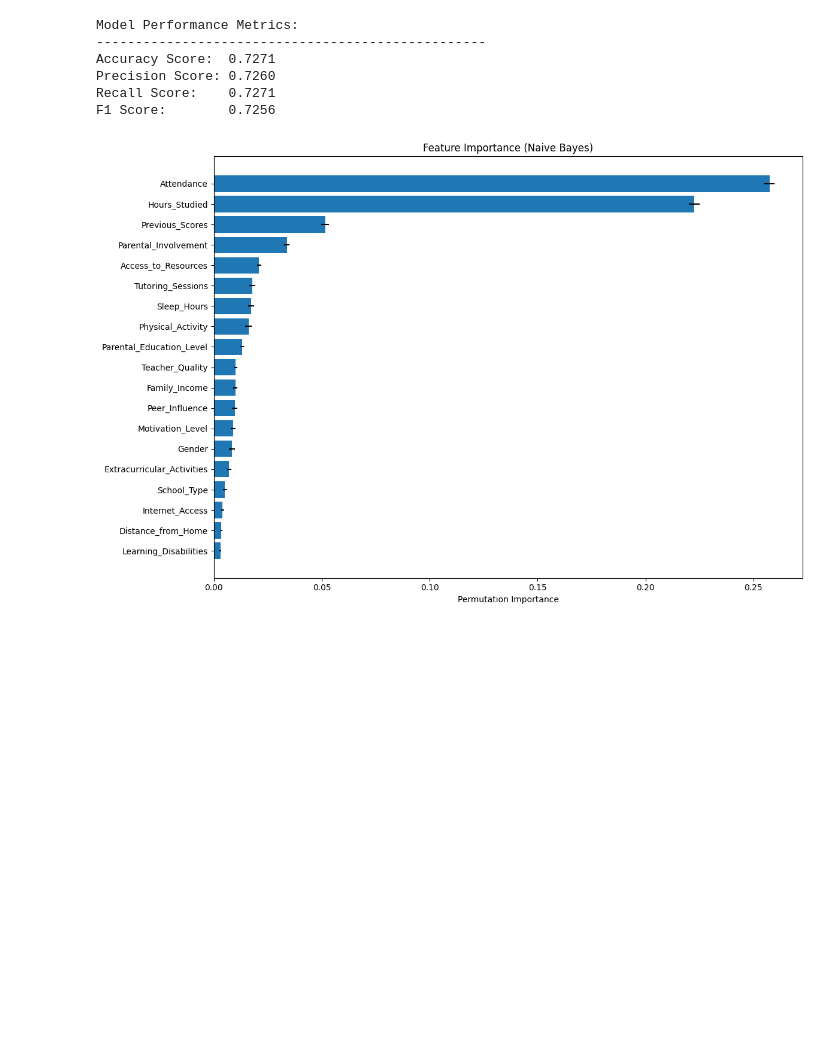
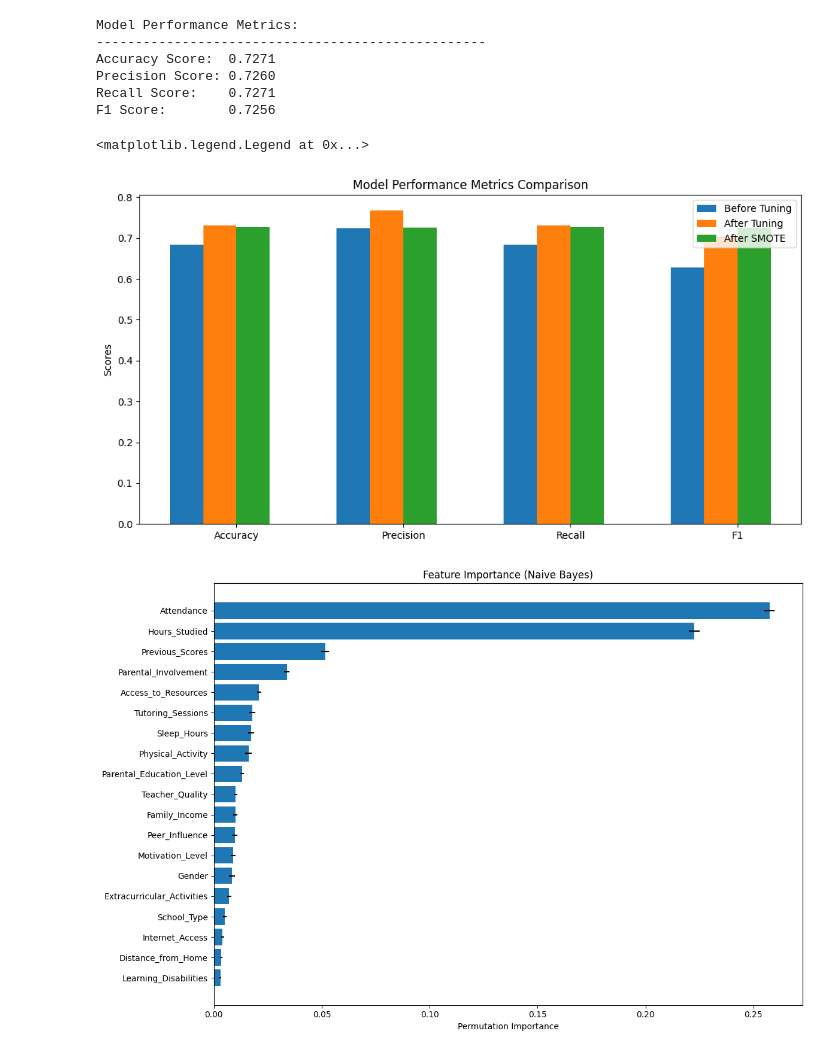
Before and after one commit to ifojiaku/Student-performance-Machine-Learning-Models, a Jupyter notebook: NaiveBayes.ipynb, the cells around one changed output. Saved outputs shown, nothing was run; the diff lists cells and outputs as text; code cells hidden in the pictures; blank space fills up the shorter version.

Commit message:
added metric comparison to NB model

```diff
--- a/NaiveBayes.ipynb
+++ b/NaiveBayes.ipynb
@@ -94,0 +91,8 @@ F1 Score:        0.6272
+# %%
+before_tuning_metrics = print_model_metrics(y_test, y_pred)
+before_tuning = [
+    accuracy_score(y_test, y_pred),
+    precision_score(y_test, y_pred, average='weighted'),
+    recall_score(y_test, y_pred, average='weighted'),
+    f1_score(y_test, y_pred, average='weighted')
+]
@@ -99,7 +110,13 @@ nb_model = CategoricalNB(min_categories=max_categories, alpha=0.01)
 nb_model.fit(X_train, y_train)
 ## Test the model
 y_pred = nb_model.predict(X_test)
-print_model_metrics(y_test, y_pred)
+after_tuning_metrics = print_model_metrics(y_test, y_pred)
+after_tuning = [
+    accuracy_score(y_test, y_pred),
+    precision_score(y_test, y_pred, average='weighted'),
+    recall_score(y_test, y_pred, average='weighted'),
+    f1_score(y_test, y_pred, average='weighted')
+]
 # %% [output]
 Model Performance Metrics:
 --------------------------------------------------
@@ -179,0 +188,8 @@ F1 Score:        0.7258
+# %%
+after_balancing_metrics = print_model_metrics(y_balanced, y_pred_balanced)
+after_balancing = [
+    accuracy_score(y_balanced, y_pred_balanced),
+    precision_score(y_balanced, y_pred_balanced, average='weighted'),
+    recall_score(y_balanced, y_pred_balanced, average='weighted'),
+    f1_score(y_balanced, y_pred_balanced, average='weighted')
+]
@@ -252,6 +275,26 @@ def plot_feature_importance(model, X, y, feature_names):
     plt.title('Feature Importance (Naive Bayes)')
     plt.tight_layout()
     plt.show()
+# %%
+# Create the bar graph
+x = np.arange(len(metrics))
+width = 0.2
+
+fig, ax = plt.subplots(figsize=(12, 6))
+rects1 = ax.bar(x - width*1.5, before_tuning, width, label='Before Tuning')
+rects2 = ax.bar(x - width/2, after_tuning, width, label='After Tuning')
+rects3 = ax.bar(x + width/2, after_balancing, width, label='After SMOTE')
+
+
+# Customize the graph
+ax.set_ylabel('Scores')
+ax.set_title('Model Performance Metrics Comparison')
+ax.set_xticks(x)
+ax.set_xticklabels(metrics)
+ax.legend()
+# %% [output]
+<matplotlib.legend.Legend at 0x...>
+[figure, added]
 # %%
 # Plot feature importance for the tuned model
 feature_names = X.columns.tolist()
```
Also changed, not shown: parts of 5 cells of this notebook.
